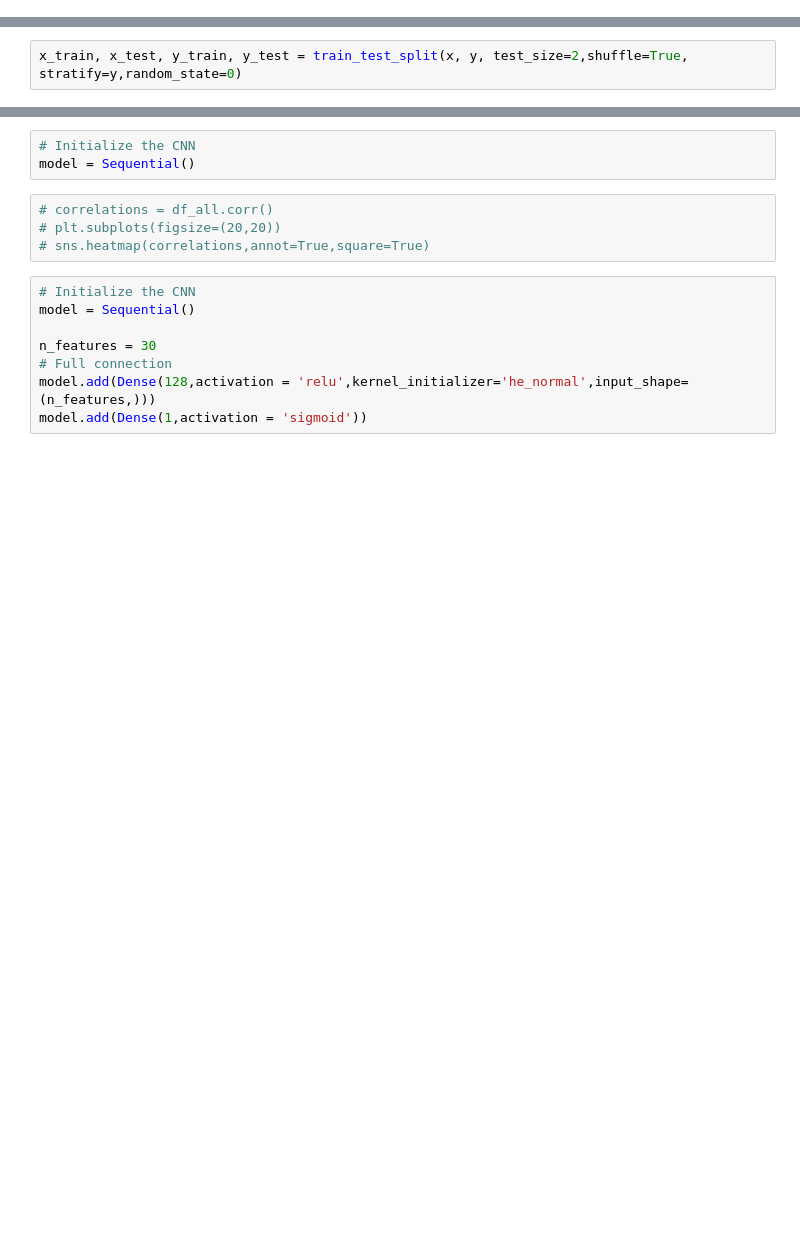
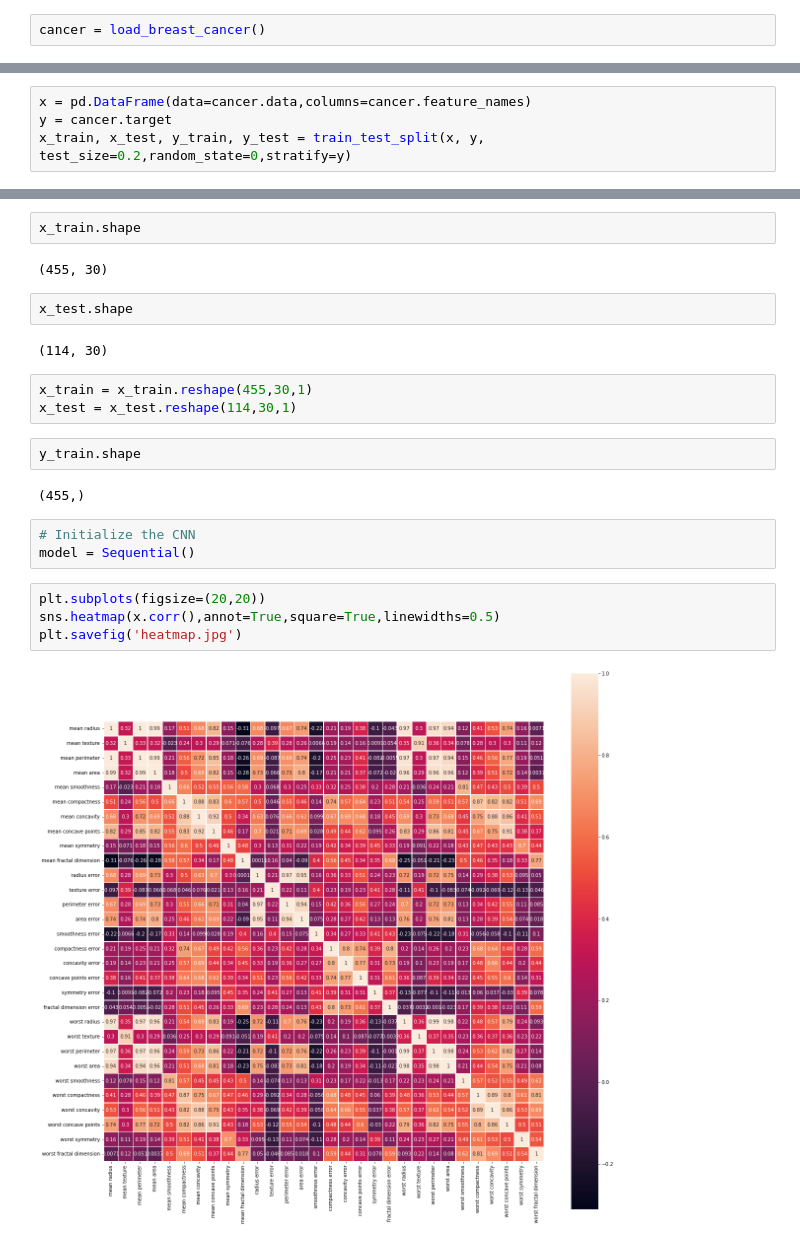
Before and after one commit to ktonon0401/AI-training, a Jupyter notebook: CNN_Breast_Cancer.ipynb, the cells around one changed output, grey strips where cells are left out. Saved outputs shown, nothing was run; the diff lists cells and outputs as text; blank space fills up the shorter version.

```diff
--- a/CNN_Breast_Cancer.ipynb
+++ b/CNN_Breast_Cancer.ipynb
@@ -59,0 +19,2 @@ n_classes = mydata.target.size
+# %%
+cancer = load_breast_cancer()
@@ -60,2 +61,4 @@ n_classes = mydata.target.size
 # %%
-x_train, x_test, y_train, y_test = train_test_split(x, y, test_size=2,shuffle=True, stratify=y,random_state=0)
+x = pd.DataFrame(data=cancer.data,columns=cancer.feature_names)
+y = cancer.target
+x_train, x_test, y_train, y_test = train_test_split(x, y, test_size=0.2,random_state=0,stratify=y)
@@ -62,15 +69,24 @@ x_train, x_test, y_train, y_test = train_test_split(x, y, test_size=2,shuffle=Tr
+# %%
+x_train.shape
+# %% [output]
+(455, 30)
+# %%
+x_test.shape
+# %% [output]
+(114, 30)
+# %%
+x_train = x_train.reshape(455,30,1)
+x_test = x_test.reshape(114,30,1)
+# %%
+y_train.shape
+# %% [output]
+(455,)
 # %%
 # Initialize the CNN
 model = Sequential()
 # %%
-# correlations = df_all.corr()
-# plt.subplots(figsize=(20,20))
-# sns.heatmap(correlations,annot=True,square=True)
+plt.subplots(figsize=(20,20))
+sns.heatmap(x.corr(),annot=True,square=True,linewidths=0.5)
+plt.savefig('heatmap.jpg')
+# %% [output]
+[figure, added]
-# %%
-# Initialize the CNN
-model = Sequential()
-
-n_features = 30
-# Full connection
-model.add(Dense(128,activation = 'relu',kernel_initializer='he_normal',input_shape=(n_features,)))
-model.add(Dense(1,activation = 'sigmoid'))
```
Also changed, not shown: parts of 21 cells of this notebook.
